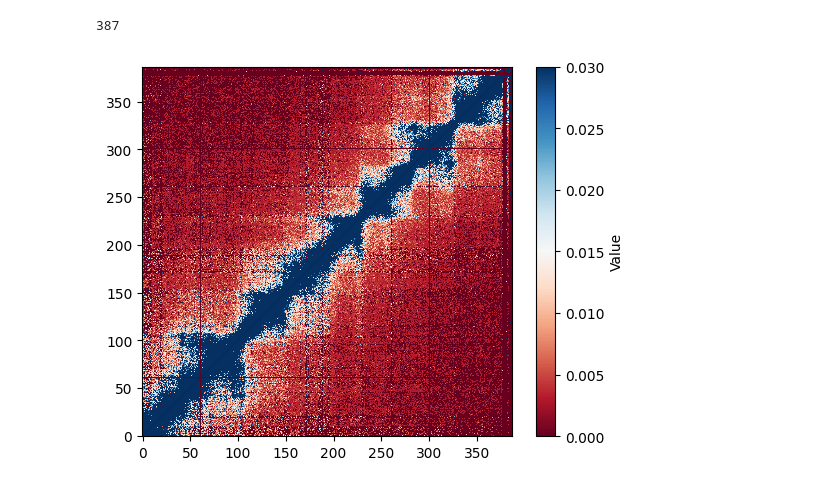
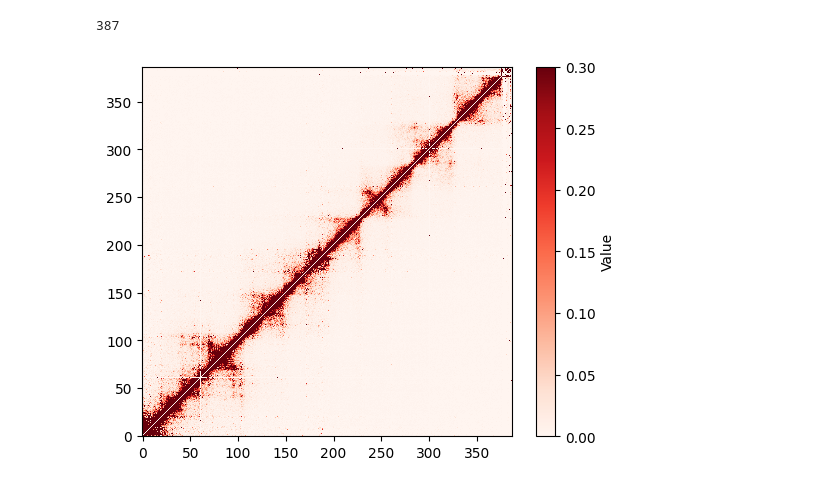
Before and after one commit to ScheWann/ChromPolymerDB, a Jupyter notebook: Scripts/test_corr.ipynb, the cells around one changed output. Cells and saved outputs as stored; diff of their text form; code cells hidden in the pictures.

```diff
--- a/Scripts/test_corr.ipynb
+++ b/Scripts/test_corr.ipynb
@@ -385,12 +306,12 @@ array([[0., 1., 1., ..., 0., 0., 0.],
 # %%
 # original matrix(fq)
 original = get_hic_data_matrix(conn, chromosome_name, cell_line, sequences)
-plt.imshow(original, cmap='RdBu', interpolation='nearest', origin='lower', vmin=0, vmax=0.03)
+plt.imshow(original, cmap='Reds', interpolation='nearest', origin='lower', vmin=0, vmax=0.3)
 plt.colorbar(label="Value")
 plt.show()
 # %% [output]
 387
-[figure, old version]
+[figure, new version]
 # %%
 avg_distance_data = get_avg_distance_data(conn, chromosome_name, cell_line, sequences)
 plt.imshow(avg_distance_data, cmap='Reds_r', interpolation='nearest', origin='lower')
```
Also changed, not shown: parts of 9 cells of this notebook, 1 other file.
